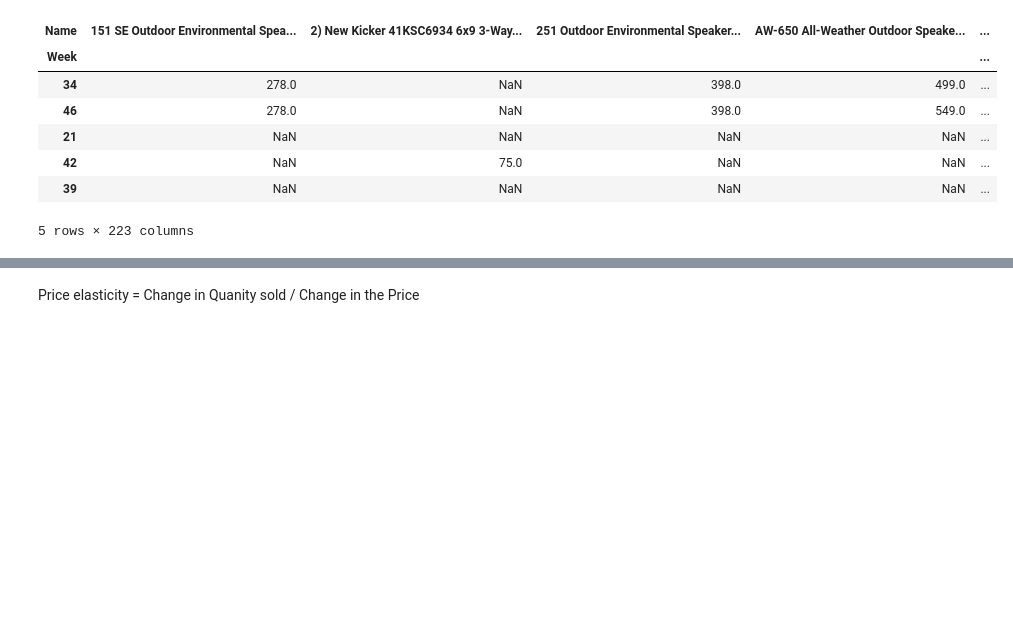
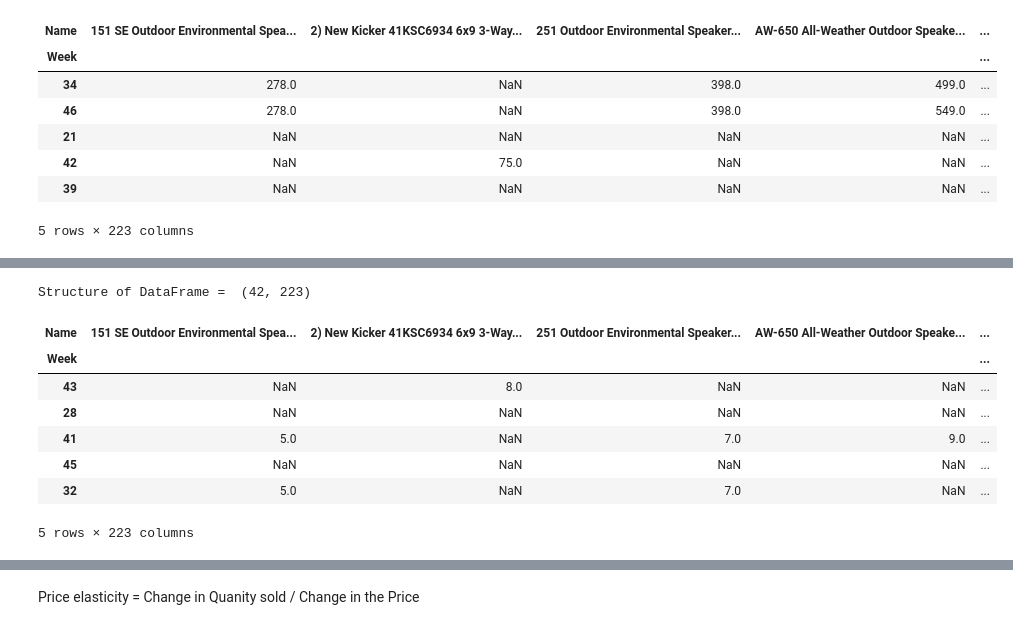
Before and after one commit to prasad-wakchoure/project, a Jupyter notebook: Siddharth/03-Model.ipynb, the cells around one changed output, grey strips where cells are left out. Cells and saved outputs as stored; diff of their text form; code cells hidden in the pictures; blank space fills up the shorter version.

Commit message:
-Ver.1.3.1 x,y values edit

```diff
--- a/Siddharth/03-Model.ipynb
+++ b/Siddharth/03-Model.ipynb
@@ -102,3 +111,18 @@ x_new_.fillna(method='bfill', inplace=True)
+# %%
+#New Y dataframe.
+y_new = dfx_mod.pivot(index='Week', columns='Name', values='Imp_count')
+print("Structure of DataFrame = ",y_new.shape)
+y_new.sample(5)
+# %% [output]
+Structure of DataFrame =  (42, 223)
+| Name | 151 SE Outdoor Environmental Spea... | 2) New Kicker 41KSC6934 6x9 3-Way... | 251 Outdoor Environmental Speaker... | AW-650 All-Weather Outdoor Speake... | ... |
+| Week |  |  |  |  | ... |
+| 43 | NaN | 8.0 | NaN | NaN | ... |
+| 28 | NaN | NaN | NaN | NaN | ... |
+| 41 | 5.0 | NaN | 7.0 | 9.0 | ... |
+| 45 | NaN | NaN | NaN | NaN | ... |
+| 32 | 5.0 | NaN | 7.0 | NaN | ... |
+5 rows × 223 columns
 # %%
 # FOR Y VALUES
 #Filling missing values with fillna + forward filling
```
Also changed, not shown: parts of 3 cells of this notebook.
